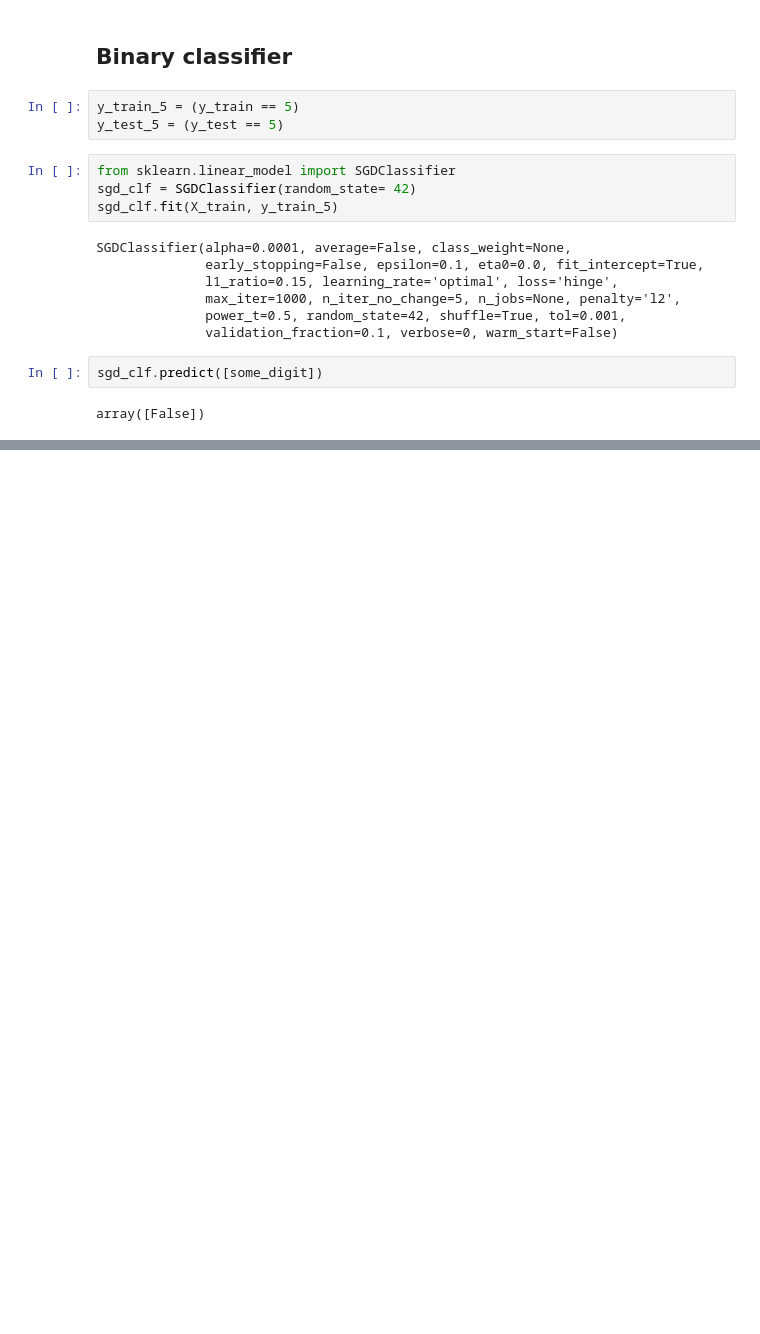
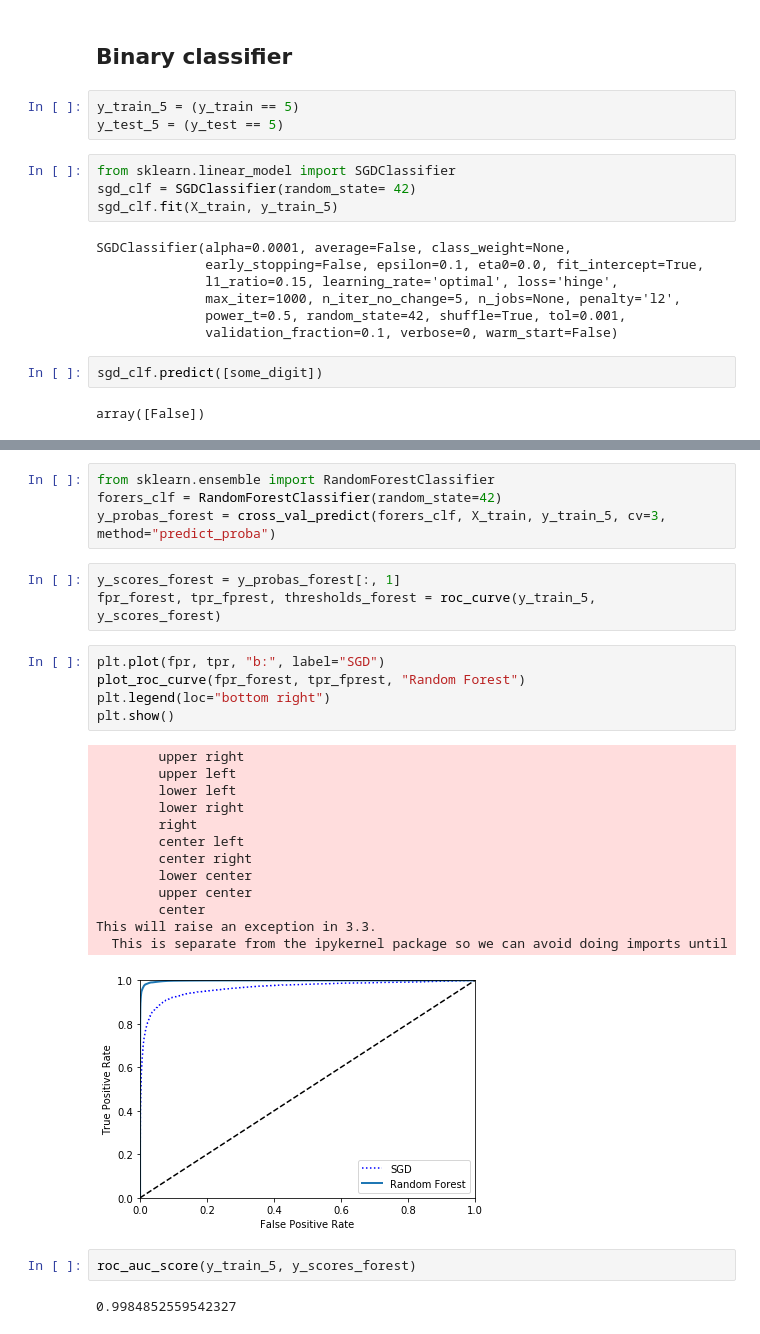
Before and after one commit to zhangming19910406/Hands-on-ML-with-SKlearn-and-TF, a Jupyter notebook: 003_classifucation.ipynb, the cells around one changed output, grey strips where cells are left out. Drawn from its saved outputs; the diff is of its cells as text; blank space fills up the shorter version.

```diff
--- a/003_classifucation.ipynb
+++ b/003_classifucation.ipynb
@@ -99,0 +188,30 @@ array([  0.,   0.,   0.,   0.,   0.,   0.,   0.,   0.,   0.,   0.,   0.,
+# %%
+from sklearn.ensemble import RandomForestClassifier
+forers_clf = RandomForestClassifier(random_state=42)
+y_probas_forest = cross_val_predict(forers_clf, X_train, y_train_5, cv=3, method="predict_proba")
+# %%
+y_scores_forest = y_probas_forest[:, 1]
+fpr_forest, tpr_fprest, thresholds_forest = roc_curve(y_train_5, y_scores_forest)
+# %%
+plt.plot(fpr, tpr, "b:", label="SGD")
+plot_roc_curve(fpr_forest, tpr_fprest, "Random Forest")
+plt.legend(loc="bottom right")
+plt.show()
+# %% [output]
+        upper right
+        upper left
+        lower left
+        lower right
+        right
+        center left
+        center right
+        lower center
+        upper center
+        center
+This will raise an exception in 3.3.
+  This is separate from the ipykernel package so we can avoid doing imports until
+[figure, added]
+# %%
+roc_auc_score(y_train_5, y_scores_forest)
+# %% [output]
+0.9984852559542327
```
Also changed, not shown: parts of 25 cells of this notebook.
